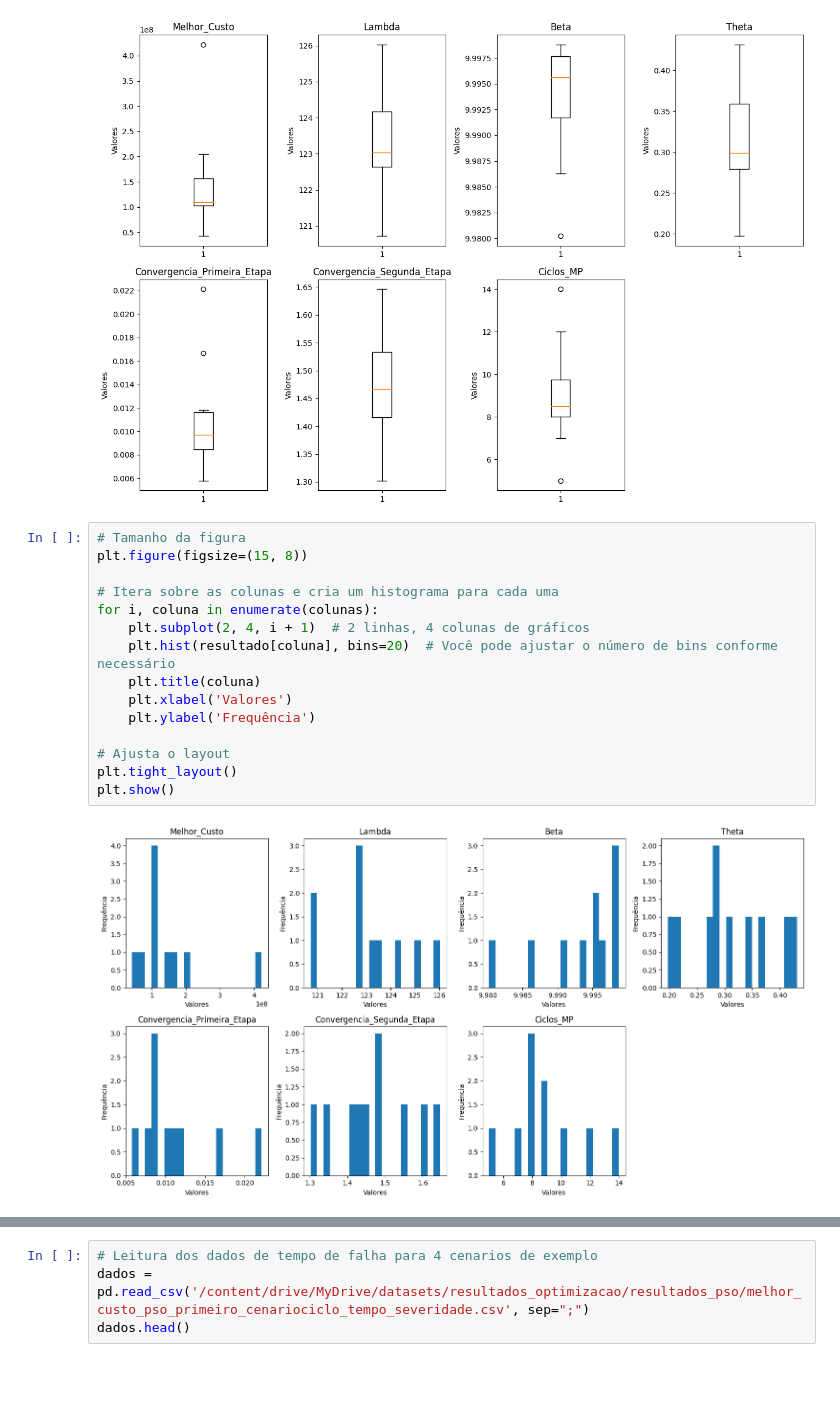
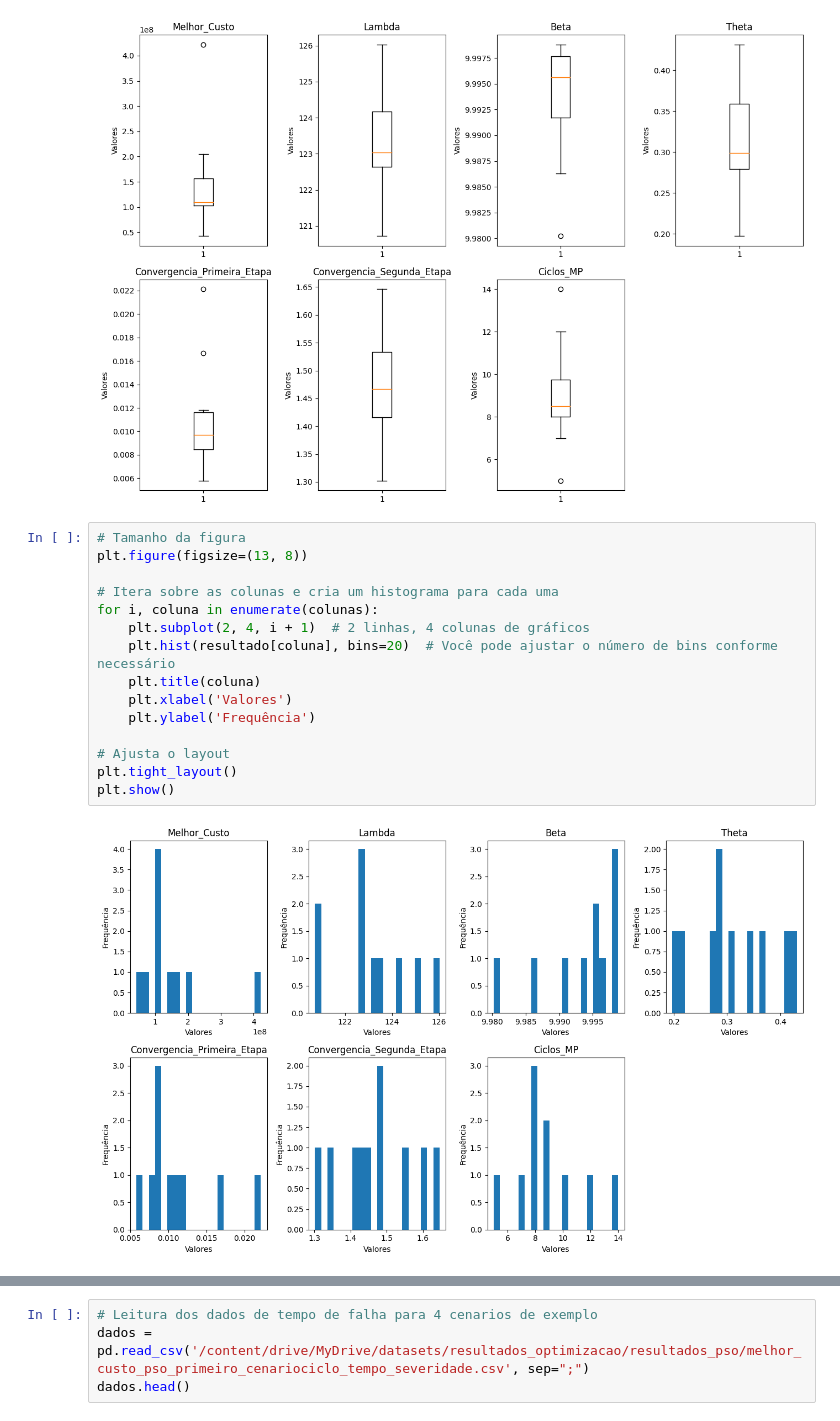
Before and after one commit to uervitonsantos/Otimizacao-Politicaca-Manutencao-Preventiva-Imperfeita, a Jupyter notebook: Algoritmo_PSO_para_otimização_de_custo_de_manutenção_preventiva_v11.ipynb, the cells around one changed output, grey strips where cells are left out. Drawn from its saved outputs; the diff is of its cells as text; blank space fills up the shorter version.

```diff
--- a/Algoritmo_PSO_para_otimização_de_custo_de_manutenção_preventiva_v11.ipynb
+++ b/Algoritmo_PSO_para_otimização_de_custo_de_manutenção_preventiva_v11.ipynb
@@ -867,19 +835,19 @@ plt.show()
 [figure]
 # %%
 # Tamanho da figura
-plt.figure(figsize=(15, 8))
+plt.figure(figsize=(13, 8))
 
 # Itera sobre as colunas e cria um histograma para cada uma
 for i, coluna in enumerate(colunas):
     plt.subplot(2, 4, i + 1)  # 2 linhas, 4 colunas de gráficos
     plt.hist(resultado[coluna], bins=20)  # Você pode ajustar o número de bins conforme necessário
     plt.title(coluna)
     plt.xlabel('Valores')
     plt.ylabel('Frequência')
 
 # Ajusta o layout
 plt.tight_layout()
 plt.show()
 # %% [output]
-[figure, old version]
+[figure, new version]
 # %%
```
Also changed, not shown: parts of 4 cells of this notebook.
